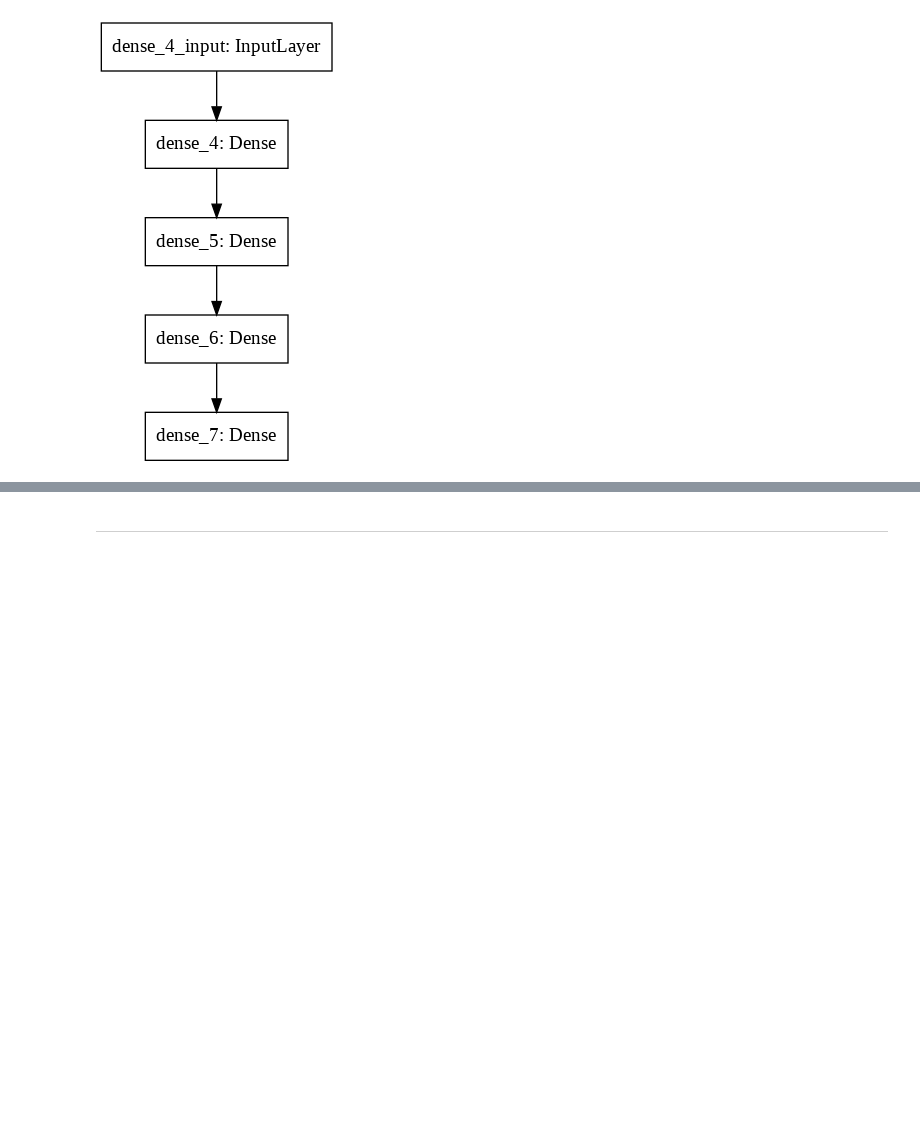
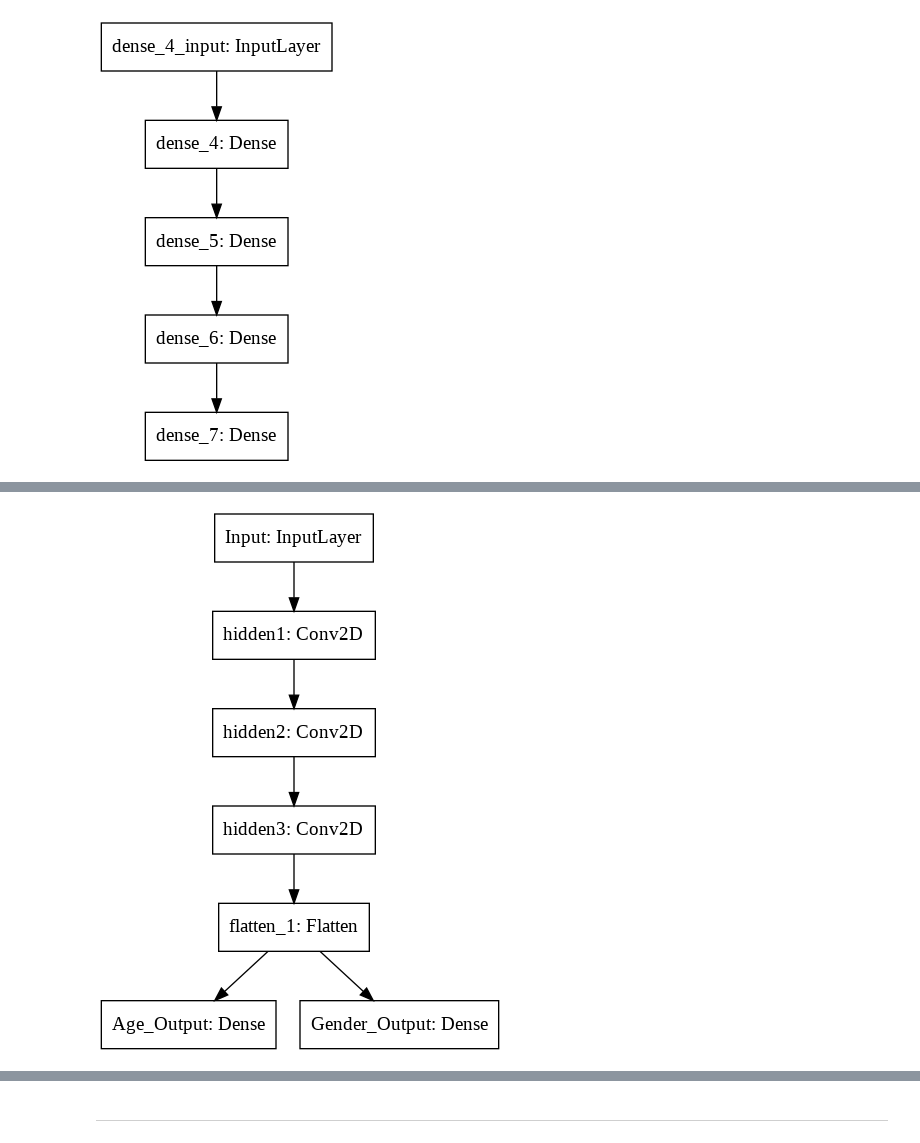
Before and after one commit to andyrkchang/THU_IE_AI_PROGRAM, a Jupyter notebook: 人工智慧導論.ipynb, the cells around one changed output, grey strips where cells are left out. Saved outputs shown, nothing was run; the diff lists cells and outputs as text; code cells hidden in the pictures; blank space fills up the shorter version.

```diff
--- a/人工智慧導論.ipynb
+++ b/人工智慧導論.ipynb
@@ -364,0 +458,20 @@ Image('Sequential_Model.png')
+# %%
+inputs = keras.Input(shape=(28, 28, 1), name='Input')
+
+hidden1 = layers.Conv2D(64, kernel_size=3, activation='relu', name='hidden1')(inputs)
+hidden2 = layers.Conv2D(64, kernel_size=3, strides=2, activation='relu', name='hidden2')(hidden1)
+hidden3 = layers.Conv2D(64, kernel_size=3, strides=2, activation='relu', name='hidden3')(hidden2)
+flatten = layers.Flatten()(hidden3)
+
+age_output = layers.Dense(1, name='Age_Output')(flatten)
+gender_output = layers.Dense(1, name='Gender_Output')(flatten)
+
+model = keras.Model(inputs=inputs, outputs=[age_output, gender_output])
+
+# 產生網絡拓撲圖
+plot_model(model, to_file='Functional_API_Multi_Output_Model.png')
+
+# 秀出網絡拓撲圖
+Image('Functional_API_Multi_Output_Model.png')
+# %% [output]
+[figure, added]
```
Also changed, not shown: parts of 21 cells of this notebook.
